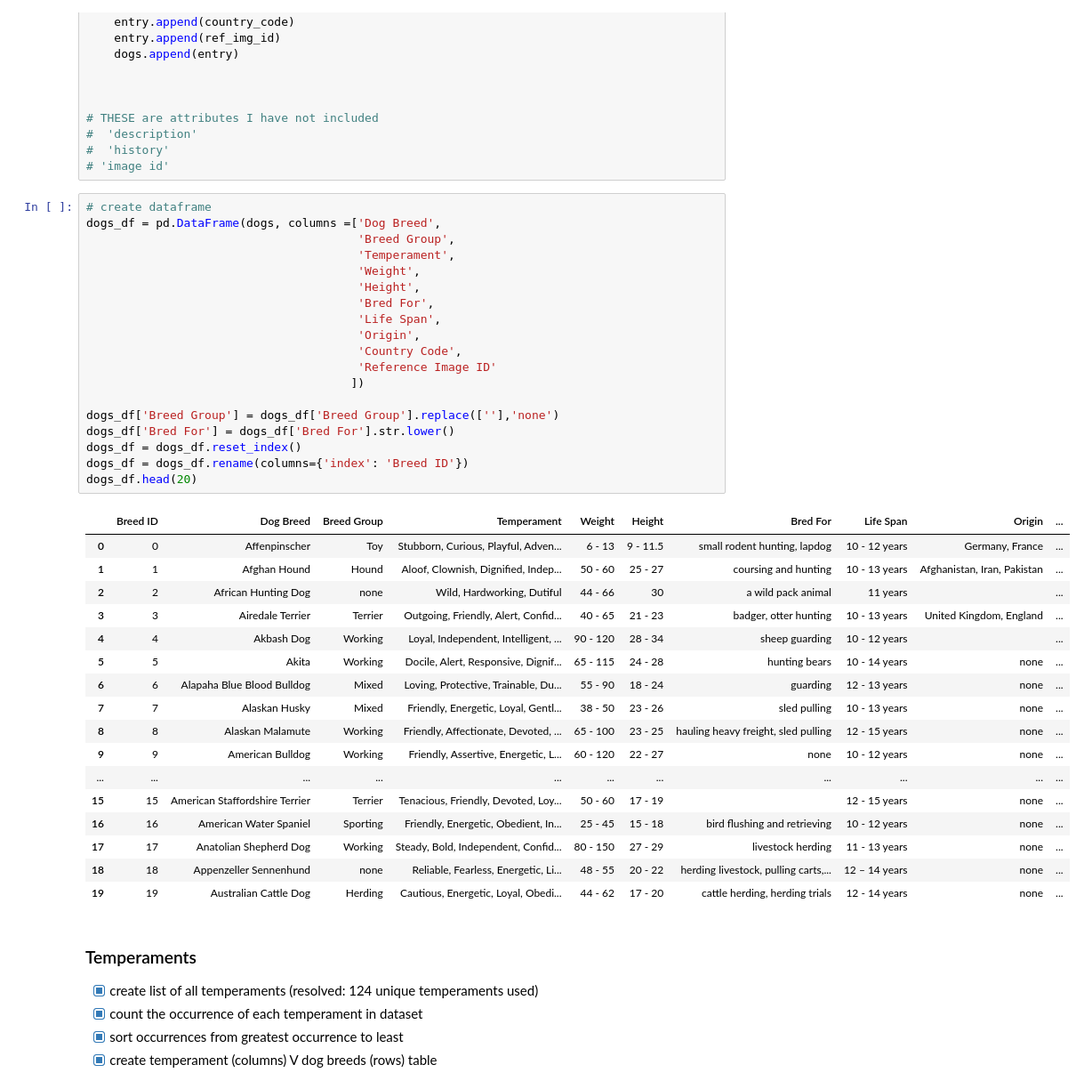
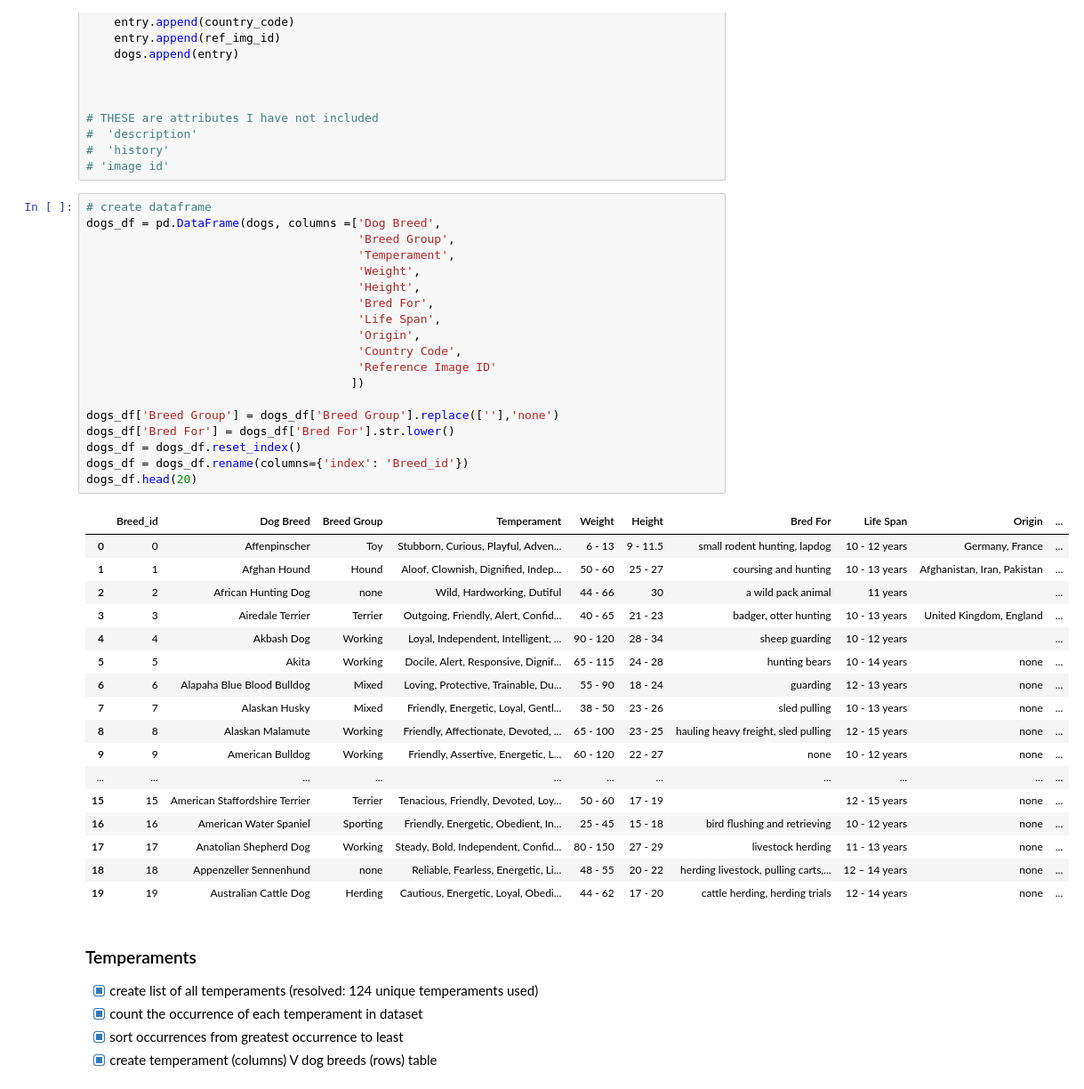
Before and after one commit to chelseasenter/Doggo-Webpage, a Jupyter notebook: Input/dog-breed.ipynb, the cells around one changed output. Shown: that part at 89% size. Drawn from its saved outputs; the diff is of its cells as text.

```diff
--- a/Input/dog-breed.ipynb
+++ b/Input/dog-breed.ipynb
@@ -148,24 +148,24 @@ for puppers in doggos:
 # %%
 # create dataframe
 dogs_df = pd.DataFrame(dogs, columns =['Dog Breed',
                                        'Breed Group',
                                        'Temperament',
                                        'Weight',
                                        'Height',
                                        'Bred For',
                                        'Life Span',
                                        'Origin',
                                        'Country Code',
                                        'Reference Image ID'
                                       ])
 
 dogs_df['Breed Group'] = dogs_df['Breed Group'].replace([''],'none')
 dogs_df['Bred For'] = dogs_df['Bred For'].str.lower()
 dogs_df = dogs_df.reset_index()
-dogs_df = dogs_df.rename(columns={'index': 'Breed ID'})
+dogs_df = dogs_df.rename(columns={'index': 'Breed_id'})
 dogs_df.head(20)
 # %% [output]
-|  | Breed ID | Dog Breed | Breed Group | Temperament | Weight | Height | Bred For | Life Span | Origin | ... |
+|  | Breed_id | Dog Breed | Breed Group | Temperament | Weight | Height | Bred For | Life Span | Origin | ... |
 | 0 | 0 | Affenpinscher | Toy | Stubborn, Curious, Playful, Adven... | 6 - 13 | 9 - 11.5 | small rodent hunting, lapdog | 10 - 12 years | Germany, France | ... |
 | 1 | 1 | Afghan Hound | Hound | Aloof, Clownish, Dignified, Indep... | 50 - 60 | 25 - 27 | coursing and hunting | 10 - 13 years | Afghanistan, Iran, Pakistan | ... |
 | 2 | 2 | African Hunting Dog | none | Wild, Hardworking, Dutiful | 44 - 66 | 30 | a wild pack animal | 11 years |  | ... |
```
Also changed, not shown: parts of 6 cells of this notebook, 2 other files.
